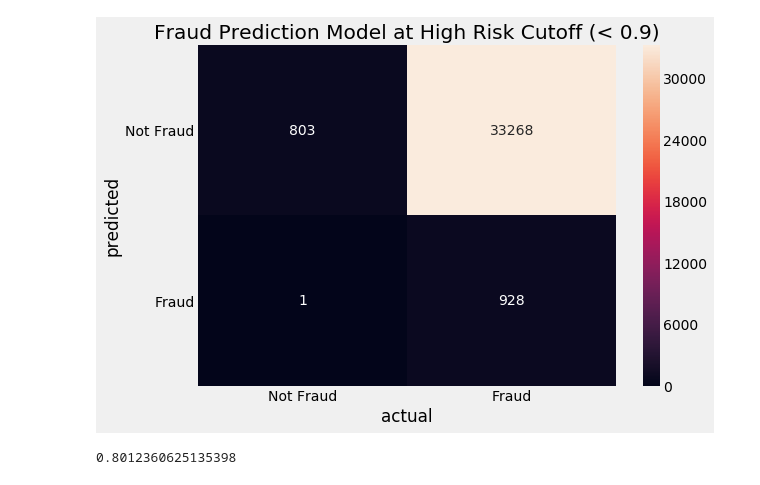
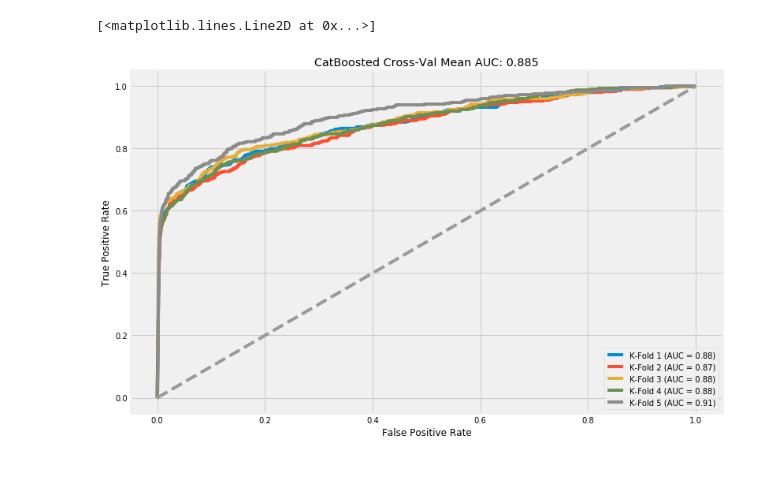
Before and after one commit to isaac-campbell-smith/BernoulliTrials_and_Tribulations, a Jupyter notebook: CatBoost.ipynb, the cells around one changed output. Saved outputs shown, nothing was run; the diff lists cells and outputs as text; code cells hidden in the pictures.

```diff
--- a/CatBoost.ipynb
+++ b/CatBoost.ipynb
@@ -25,8 +17,2 @@ df.head()
-# %%
-df.drop(columns=['state1', 'custAttr2'], inplace=True)
-# %%
-df['zip1'] = df.zip1.apply(lambda int_: str(int_))
-df['custAttr1'] = df.custAttr1.apply(lambda int_: str(int_))
-df['hour1'] = df.hour1.apply(lambda int_: str(int_))
 # %%
-X_main, X_holdout, y_main, y_holdout = train_test_split(df, y, random_state=7, test_size=.35,stratify=y)
+X_main, X_holdout, y_main, y_holdout = train_test_split(df, y, random_state=7, stratify=y)
@@ -43,21 +19,26 @@ plot_roc(X_main, y_main, cbc, 'Catboost Cross-Validated ROC', ax, cat=True)
-# %%
-cbc.fit(X_main, y_main)
-preds_proba = cbc.predict_proba(X_holdout)
-# %%
-fig, ax = plt.subplots(figsize=(9, 6))
-confusion_matrix = metrics.confusion_matrix(y_holdout, (preds_proba[:,1] > .001).astype(int))
-
-sn.heatmap(confusion_matrix, fmt='', annot=True, ax=ax)
-ax.set_xlabel('actual')
-ax.set_ylabel('predicted')
-ax.xaxis.set_ticklabels(['Not Fraud', 'Fraud'])
-ax.yaxis.set_ticklabels(['Not Fraud', 'Fraud'], rotation=360)
-ax.set_title('Fraud Prediction Model at High Risk Cutoff (< 0.9)')
-fig.tight_layout()
-#plt.savefig('confusion_highrisk.png')
-# %% [output]
-[figure, removed]
-# %%
-metrics.roc_auc_score(y_holdout, (preds_proba[:,1] > .05).astype(int))
-# %% [output]
-0.8012360625135398
+# %%
+fig, ax = plt.subplots(figsize=(12, 8))
+
+kf = StratifiedKFold(n_splits=5, shuffle=True)
+
+feats = ['zip1', 'id#']
+cbc = CatBoostClassifier(verbose=False)
+
+AUCs = []
+
+for i, (train_index, test_index) in enumerate(kf.split(X_main, y_main)):
+    X_train, X_test = X_main.iloc[train_index], X_main.iloc[test_index]
+    y_train, y_test = y_main.iloc[train_index], y_main.iloc[test_index]
+
+    cat_pool = Pool(X_train, y_train, cat_features=feats)
+    cbc.fit(cat_pool)
+
+    plot_roc_curve(cbc, X_test, y_test.values, name=f'K-Fold {i+1}', ax=ax)
+    AUCs.append(metrics.roc_auc_score(y_test.values, cbc.predict_proba(X_test)[:,1]))
+
+mean_auc = round(np.mean(AUCs), 3)
+ax.set_title(f'CatBoosted Cross-Val Mean AUC: {mean_auc}')
+ax.plot([0, 1], [0, 1], '--', color=(0.6, 0.6, 0.6), label='Random')
+# %% [output]
+[<matplotlib.lines.Line2D at 0x...>]
+[figure, added]
```
Also changed, not shown: parts of 5 cells of this notebook, 1 other file.
